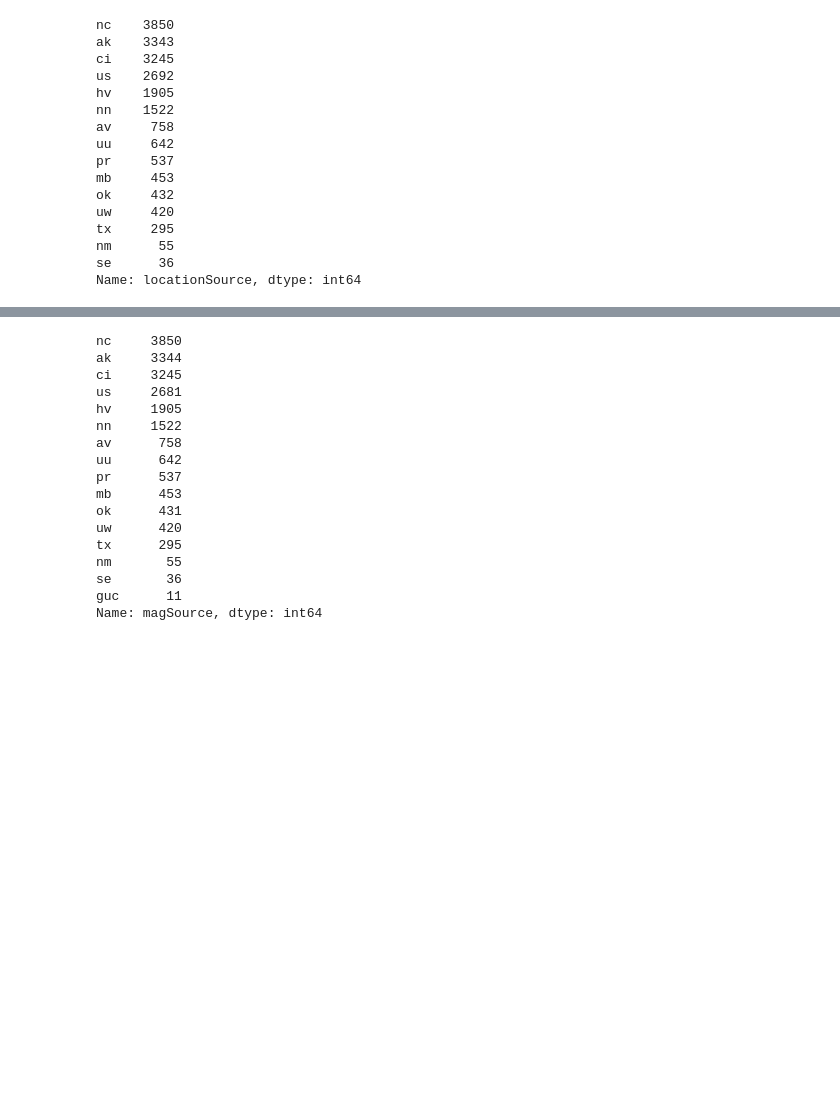
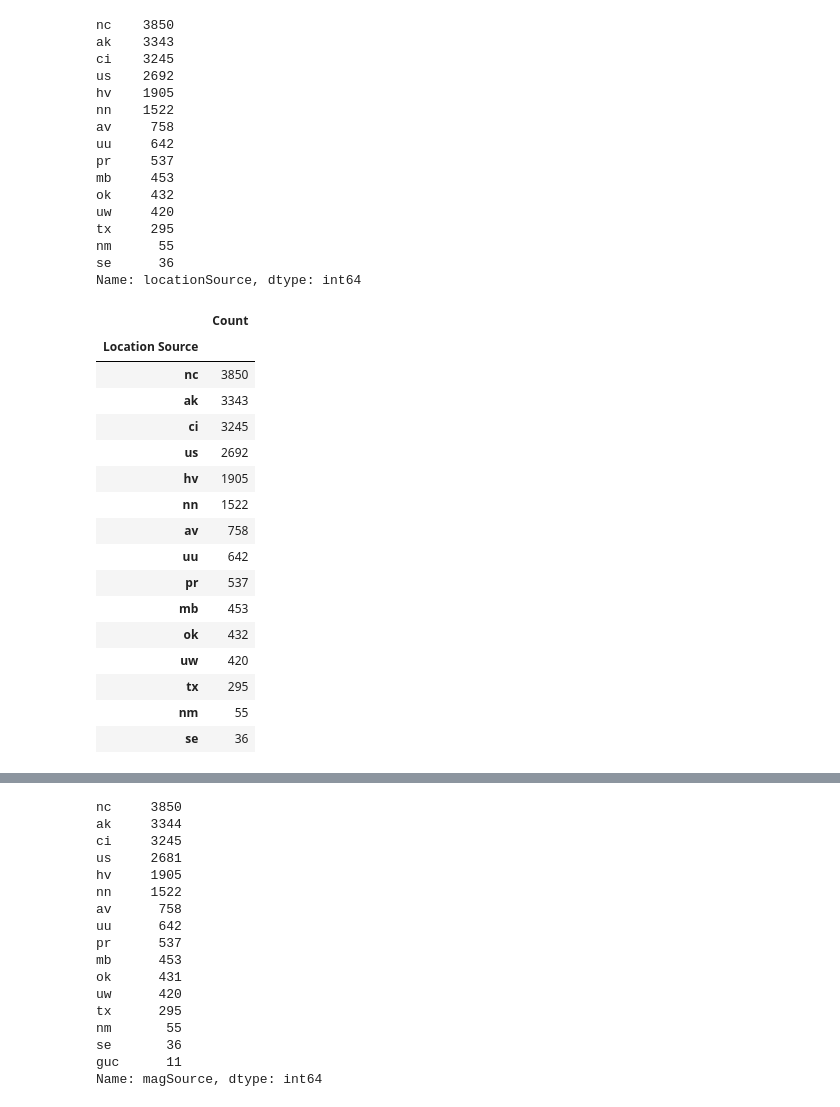
Before and after one commit to rromang/earthquake_modeling, a Jupyter notebook: noteboooks/data_exploration.ipynb, the cells around one changed output, grey strips where cells are left out. Saved outputs shown, nothing was run; the diff lists cells and outputs as text; code cells hidden in the pictures; blank space fills up the shorter version.

```diff
--- a/noteboooks/data_exploration.ipynb
+++ b/noteboooks/data_exploration.ipynb
@@ -205,3 +246,26 @@ tx     295
 nm      55
 se      36
 Name: locationSource, dtype: int64
+# %%
+locSource_cnt = raw_data['locationSource'].value_counts().to_frame('Count').reset_index()
+locSource_cnt = locSource_cnt.rename(columns={'index': 'Location Source'})
+locSource_cnt=locSource_cnt.set_index('Location Source')
+locSource_cnt
+# %% [output]
+|  | Count |
+| Location Source |  |
+| nc | 3850 |
+| ak | 3343 |
+| ci | 3245 |
+| us | 2692 |
+| hv | 1905 |
+| nn | 1522 |
+| av | 758 |
+| uu | 642 |
+| pr | 537 |
+| mb | 453 |
+| ok | 432 |
+| uw | 420 |
+| tx | 295 |
+| nm | 55 |
+| se | 36 |
```
Also changed, not shown: parts of 4 cells of this notebook, 7 other files.
